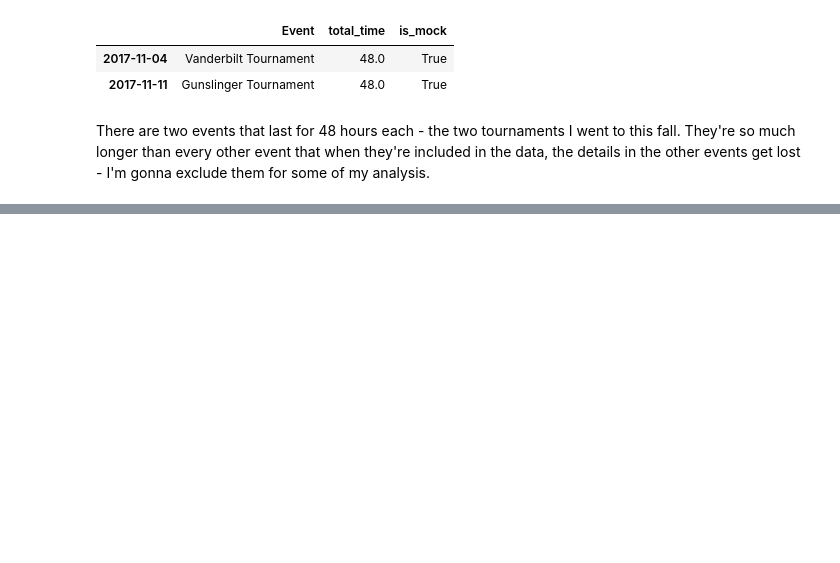
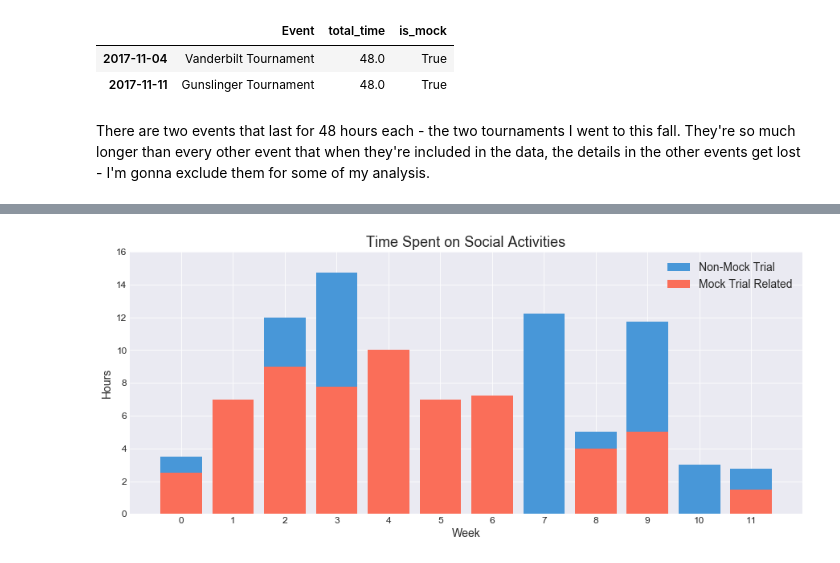
Before and after one commit to ashleyshine/ticktock, a Jupyter notebook: Tracking-Time.ipynb, the cells around one changed output, grey strips where cells are left out. Saved outputs shown, nothing was run; the diff lists cells and outputs as text; code cells hidden in the pictures; blank space fills up the shorter version.

```diff
--- a/Tracking-Time.ipynb
+++ b/Tracking-Time.ipynb
@@ -606,0 +624,2 @@ There are two events that last for 48 hours each - the two tournaments I went to
+# %%
+social_by_week = group_by_week(social_f17_norm, fall_2017_start, 'sum')
@@ -606,0 +628,17 @@ There are two events that last for 48 hours each - the two tournaments I went to
+# %%
+mock_data = social_f17_norm[social_f17_norm['is_mock']]
+mock_by_week = group_by_week(mock_data, fall_2017_start, "sum")
+# %%
+fig, ax = create_plot(title="Time Spent on Social Activities",
+                      xlabel="Week", ylabel="Hours")
+
+ax.bar(social_by_week.index, social_by_week['total_time'], color=tropical_colors_2[0])
+ax.bar(mock_by_week.index, mock_by_week['total_time'], color=tropical_colors_2[1])
+
+ax.legend(["Non-Mock Trial", "Mock Trial Related"])
+ax.set_xticks(range(12))
+ax.set_ylim(0,16)
+
+plt.show()
+# %% [output]
+[figure, added]
```
Also changed, not shown: parts of 9 cells of this notebook, 1 other file.
